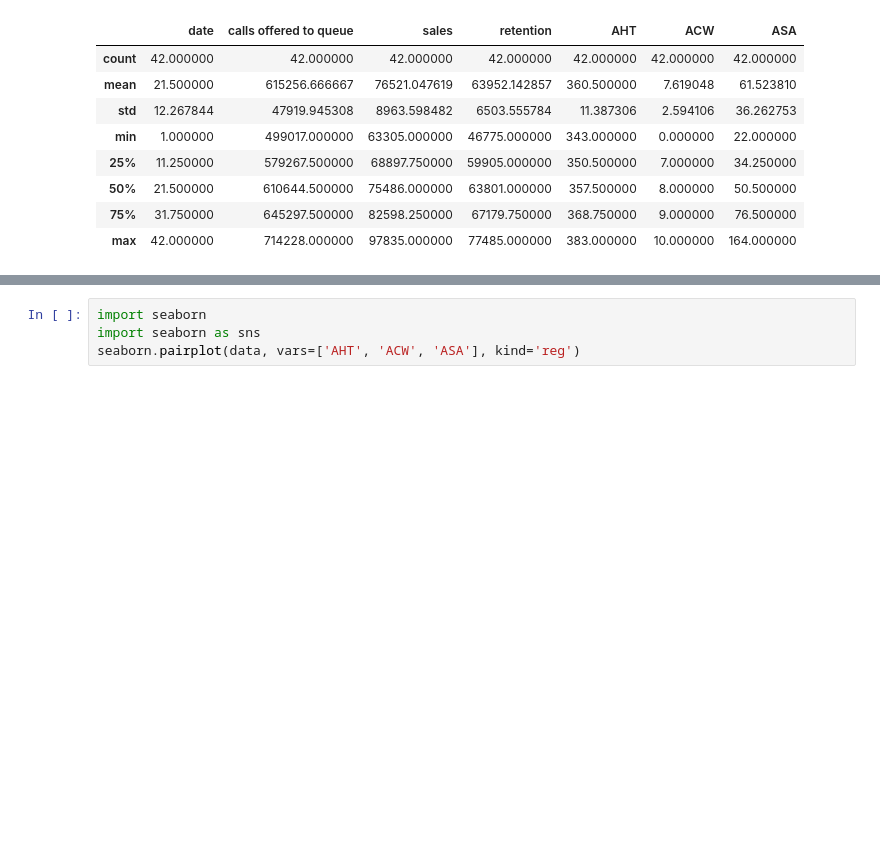
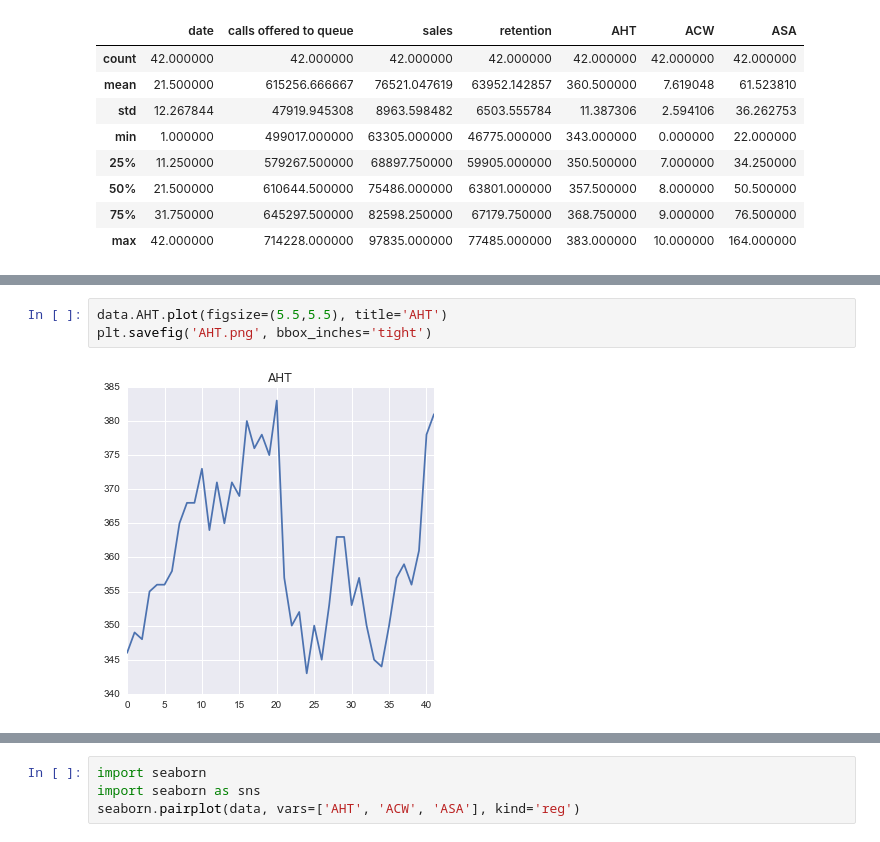
Before and after one commit to ChrisRucker/Samples, a Jupyter notebook: FSC.ipynb, the cells around one changed output, grey strips where cells are left out. Cells and saved outputs as stored; diff of their text form; blank space fills up the shorter version.

```diff
--- a/FSC.ipynb
+++ b/FSC.ipynb
@@ -64,0 +74,5 @@ undertaken by the Agent decreases, the amount of time it takes an Agent to deal
+# %%
+data.AHT.plot(figsize=(5.5,5.5), title='AHT')
+plt.savefig('AHT.png', bbox_inches='tight')
+# %% [output]
+[figure, added]
```
Also changed, not shown: parts of 20 cells of this notebook.
